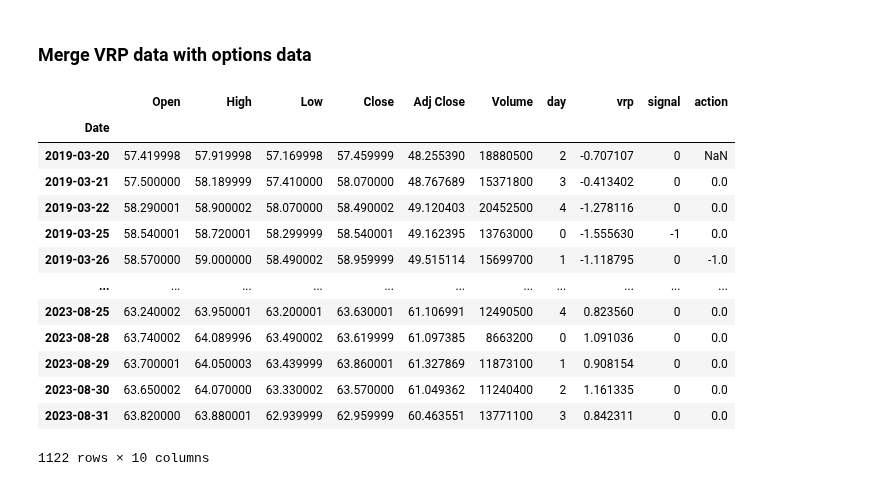
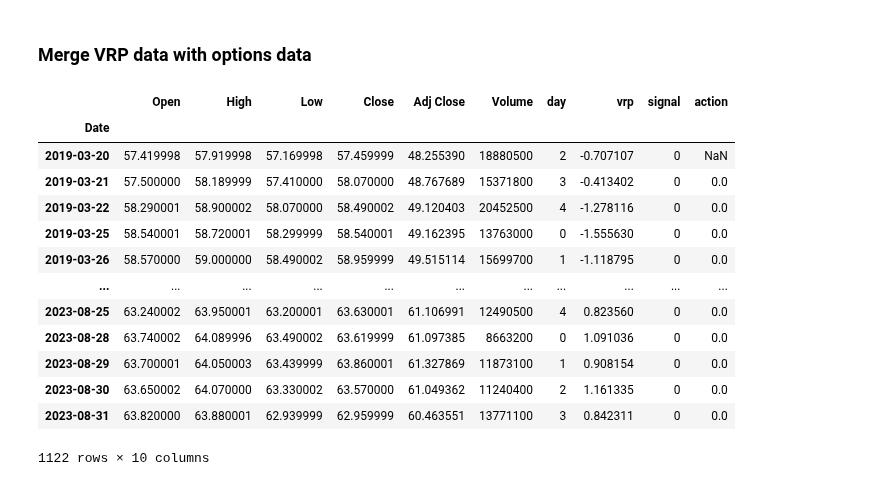
Before and after one commit to siruiliu-code/GARCH-X-Volatility-Modelling-with-Equity-Options-Trading, a Jupyter notebook: backtester.ipynb, the cells around one changed output. Saved outputs shown, nothing was run; the diff lists cells and outputs as text; code cells hidden in the pictures.

```diff
--- a/backtester.ipynb
+++ b/backtester.ipynb
@@ -232,8 +232,8 @@ xlu_vrp_standardised.plot()
 # %% [markdown]
 ### Merge VRP data with options data
 # %%
-upper_threshold = 1.5
-lower_threshold = -1.5
+upper_threshold = 1.75
+lower_threshold = -1.75
 
 xlu_filtered_options["vrp"] = xlu_vrp_standardised
 xlu_time_series = pd.read_hdf("data/etf_series.hf5", key="XLU")
@@ -249,35 +249,35 @@ xlu_time_series
 def ensure_weekly_action(df):
     last_action = 0
     last_week = -1
 
     for i in range(len(df)):
         current_week = df.index[i].isocalendar()[1]  # Get the week number
         current_day = df["day"].iloc[i]
 
         if current_week != last_week:  # Reset at the start of a new week
             last_action = 0
             last_week = current_week
 
         if last_action != 0 and df["action"].iloc[i] != 0:
             # If an action has already occurred this week, set to 0
             df.at[df.index[i], "action"] = 0
         elif df["action"].iloc[i] != 0:
             # If this is the first action of the week, update last_action
             last_action = df["action"].iloc[i]
 
     return df
 
 xlu_time_series = ensure_weekly_action(xlu_time_series)
 xlu_time_series["action"] = xlu_time_series["action"].shift()
 xlu_time_series
 # %% [output]
 |  | Open | High | Low | Close | Adj Close | Volume | day | vrp | signal | action |
 | Date |  |  |  |  |  |  |  |  |  |  |
 | 2019-03-20 | 57.419998 | 57.919998 | 57.169998 | 57.459999 | 48.255390 | 18880500 | 2 | -0.707107 | 0 | NaN |
 | 2019-03-21 | 57.500000 | 58.189999 | 57.410000 | 58.070000 | 48.767689 | 15371800 | 3 | -0.413402 | 0 | 0.0 |
 | 2019-03-22 | 58.290001 | 58.900002 | 58.070000 | 58.490002 | 49.120403 | 20452500 | 4 | -1.278116 | 0 | 0.0 |
-| 2019-03-25 | 58.540001 | 58.720001 | 58.299999 | 58.540001 | 49.162395 | 13763000 | 0 | -1.555630 | -1 | 0.0 |
-| 2019-03-26 | 58.570000 | 59.000000 | 58.490002 | 58.959999 | 49.515114 | 15699700 | 1 | -1.118795 | 0 | -1.0 |
+| 2019-03-25 | 58.540001 | 58.720001 | 58.299999 | 58.540001 | 49.162395 | 13763000 | 0 | -1.555630 | 0 | 0.0 |
+| 2019-03-26 | 58.570000 | 59.000000 | 58.490002 | 58.959999 | 49.515114 | 15699700 | 1 | -1.118795 | 0 | 0.0 |
 | ... | ... | ... | ... | ... | ... | ... | ... | ... | ... | ... |
 | 2023-08-25 | 63.240002 | 63.950001 | 63.200001 | 63.630001 | 61.106991 | 12490500 | 4 | 0.823560 | 0 | 0.0 |
 | 2023-08-28 | 63.740002 | 64.089996 | 63.490002 | 63.619999 | 61.097385 | 8663200 | 0 | 1.091036 | 0 | 0.0 |
```
Also changed, not shown: parts of 5 cells of this notebook.
